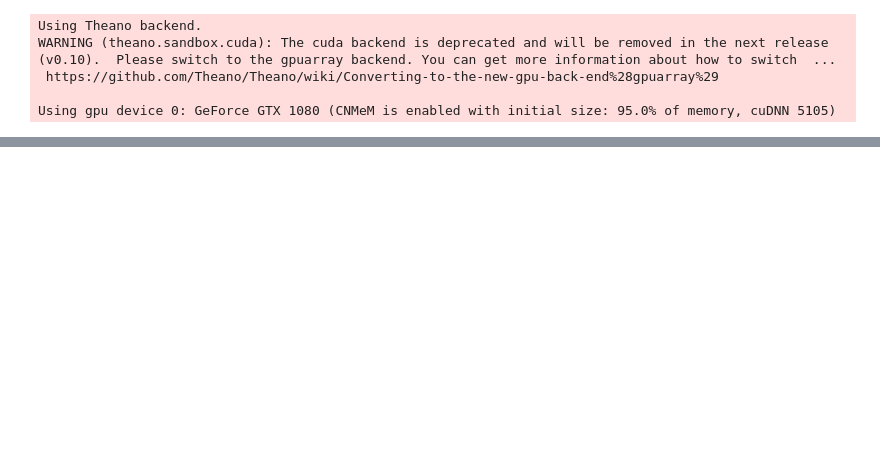
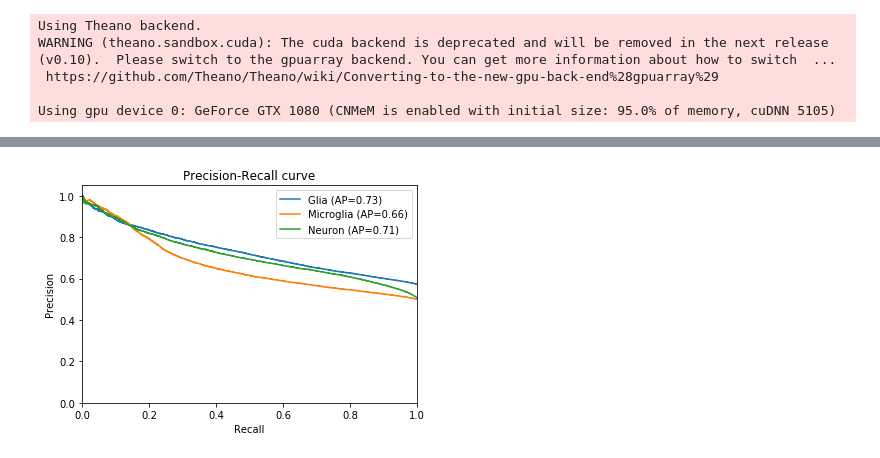
Before and after one commit to pfenninglab/ml-prototypes, a Jupyter notebook: 3exphg_danq_like/evaluate_danq_model.ipynb, the cells around one changed output, grey strips where cells are left out. Saved outputs shown, nothing was run; the diff lists cells and outputs as text; code cells hidden in the pictures; blank space fills up the shorter version.

```diff
--- a/3exphg_danq_like/evaluate_danq_model.ipynb
+++ b/3exphg_danq_like/evaluate_danq_model.ipynb
@@ -28,20 +28,31 @@ pred_train = model.predict_proba(X_train)
 pred_valid = model.predict_proba(X_valid)
 # %%
-from sklearn.metrics import roc_auc_score
+from sklearn.metrics import roc_auc_score, roc_curve
 from sklearn.metrics import precision_recall_curve
 from sklearn.metrics import auc
 from sklearn.metrics import average_precision_score
 
+#for i in xrange(numLabels):
+    #print "Training ROC AUC:", roc_auc_score(Y_train[:,i], pred_train[:,i])
+    #avg_train_precision = average_precision_score(Y_train[:,i], pred_train[:,i])
+    #print "Training PR AUC:", avg_train_precision
+    #print "Training accuracy:", 1.0*np.sum(Y_train[:,i]==(pred_train[:,1]>=0.5))/len(Y_train[:,i])
+
+#print
+
+fpr = dict()
+tpr = dict()
+roc_auc = dict()
+avg_precision = dict()
+precision = dict()
+recall = dict()
 for i in xrange(numLabels):
-    print "Training ROC AUC:", roc_auc_score(Y_train[:,i], pred_train[:,i])
-    avg_train_precision = average_precision_score(Y_train[:,i], pred_train[:,i])
-    print "Training PR AUC:", avg_train_precision
-    print "Training accuracy:", 1.0*np.sum(Y_train[:,i]==(pred_train[:,1]>=0.5))/len(Y_train[:,i])
-
-print
+    fpr[i], tpr[i], _ = roc_curve(Y_valid[:, i], pred_valid[:, i])
+    roc_auc[i] = auc(fpr[i], tpr[i])
+    avg_precision[i] = average_precision_score(Y_valid[:,i], pred_valid[:,i])
+    precision[i], recall[i], _ = precision_recall_curve(Y_valid[:,i], pred_valid[:,i])
 
 for i in xrange(numLabels):
-    print "Validation ROC AUC:", roc_auc_score(Y_valid[:,i], pred_valid[:,i])
-    avg_valid_precision = average_precision_score(Y_valid[:,i], pred_valid[:,i])
-    print "Validation PR AUC:", avg_valid_precision
+    print "Validation ROC AUC:", roc_auc[i]
+    print "Validation PR AUC:", avg_precision[i]
     print "Validation accuracy:", 1.0*np.sum(Y_valid[:,i]==(pred_valid[:,1]>=0.5))/len(Y_valid[:,i])
@@ -47,0 +128,16 @@ for i in xrange(numLabels):
+# %%
+labels = ["Glia", "Microglia", "Neuron"]
+plt.figure()
+for i in xrange(numLabels):
+    plt.step(recall[i], precision[i], where='post', label=labels[i]+" (AP={0:0.2f})".format(avg_precision[i]))
+    #plt.fill_between(recall[i], precision[i], step='post', alpha=0.2)
+    plt.xlabel('Recall')
+    plt.ylabel('Precision')
+    plt.ylim([0.0, 1.05])
+    plt.xlim([0.0, 1.0])
+
+plt.title('Precision-Recall curve')
+plt.legend()
+plt.show()
+# %% [output]
+[figure, added]
```
Also changed, not shown: parts of 7 cells of this notebook, 22 other files.
